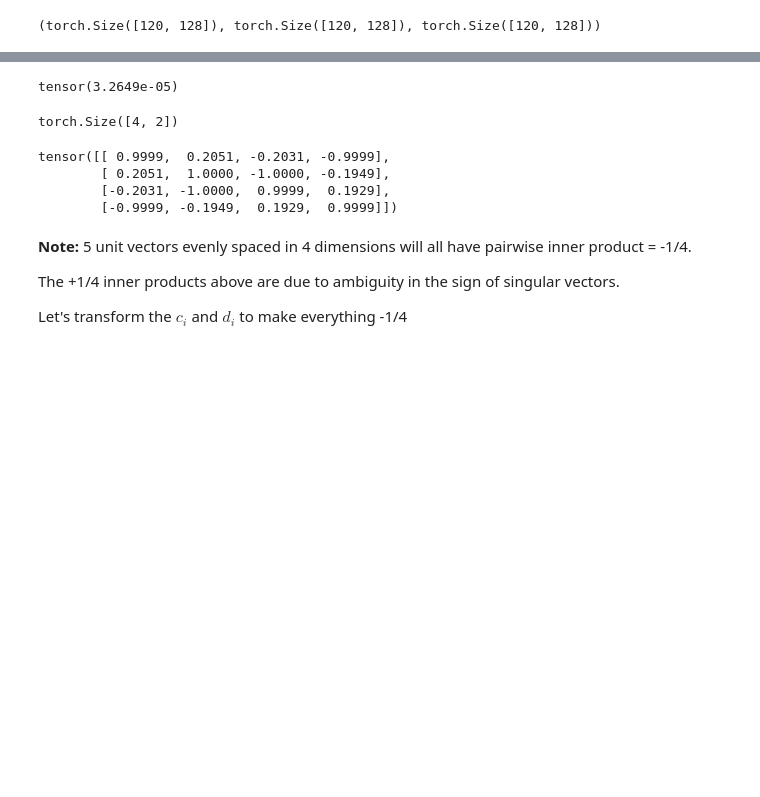
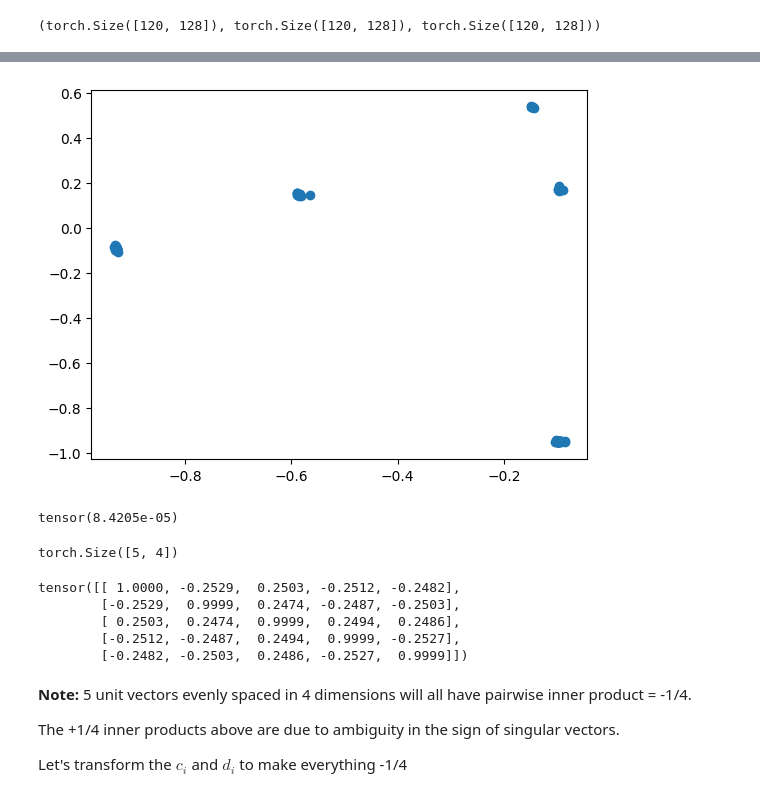
Before and after one commit to LouisYRYJ/Finite-groups, a Jupyter notebook: notebooks/S5_ablate.ipynb, the cells around one changed output, grey strips where cells are left out. Cells and saved outputs as stored; diff of their text form; code cells hidden in the pictures; blank space fills up the shorter version.

```diff
--- a/notebooks/irreps_Dic30.ipynb
+++ b/notebooks/S5_ablate.ipynb
@@ -167,7 +117,7 @@ plt.show()
 irrep_idx_d = {
     name: [
         i for i in range(lneurons.shape[-1])
-        if lexpl[name][i].item() > 0.95 and lneurons[:,i].norm() > 1e-4
+        if lexpl[name][i].item() > 0.9999 and lneurons[:,i].norm() > 1e-4
     ]
     for name in irreps
 }
@@ -194,6 +134,6 @@ for k, v in irrep_idx_d.items():
 # %%
-irrep_name = '2d-13'
-irrep_d = 2
+irrep_name = '4d-1'
+irrep_d = 4
 irrep = irreps[irrep_name]
 irrep_idxs = irrep_idx_d[irrep_name]
 irrep_lneurons = lneurons[:, irrep_idxs]
@@ -234,13 +179,15 @@ $$C_i\approx A_iB_i\approx \langle b_i, c_i\rangle a_i d_i^\top$$
 # %%
-a, b, c, d, A_expl, B_expl = [], [], [], [], [], []
+a, b, c, d, A_hat, B_hat = [], [], [], [], [], []
 for i in range(len(irrep_idxs)):
-    lu, ls, lv = t.svd(A[i])
-    ru, rs, rv = t.svd(B[i])
+    lu, ls, lv = t.linalg.svd(A[i])
+    ru, rs, rv = t.linalg.svd(B[i])
     a.append(lu[:,0])
     b.append(lv[0])
     c.append(ru[:,0])
     d.append(rv[0])
-    A_expl.append(ls[0].pow(2) / ls.pow(2).sum())
-    B_expl.append(rs[0].pow(2) / rs.pow(2).sum())
+    ls[1:] = 0.
+    rs[1:] = 0.
+    A_hat.append(lu @ t.diag(ls) @ lv)
+    B_hat.append(ru @ t.diag(rs) @ rv)
 a, b, c, d = t.stack(a, dim=0), t.stack(b, dim=0), t.stack(c, dim=0), t.stack(d, dim=0)
-min(A_expl), min(B_expl)
+A_hat, B_hat = t.stack(A_hat, dim=0), t.stack(B_hat, dim=0)
@@ -265,21 +205,27 @@ tensor(0.0022)
+# %%
+plt.scatter(c[:,0].tolist(), c[:,1].tolist())
+plt.show()
+# %% [output]
+[figure, new version]
 # %%
 from sklearn.cluster import KMeans
-kmeans = KMeans(n_clusters=4).fit(d.numpy())
+kmeans = KMeans(n_clusters=5).fit(c.numpy())
 # kmeans.score is negative average squared l2 dist to cluster centroid
-print(-kmeans.score(d.numpy()) / d.norm()**2)
-d_mean = t.tensor(kmeans.cluster_centers_)
-d_mean.shape
+print(-kmeans.score(c.numpy()) / c.norm()**2)
+c_mean = t.tensor(kmeans.cluster_centers_)
+c_mean.shape
 # %% [output]
-tensor(3.2649e-05)
+tensor(8.4205e-05)
-torch.Size([4, 2])
+torch.Size([5, 4])
 # %%
-corr = d_mean @ d_mean.T
+corr = c_mean @ c_mean.T
 corr
 # %% [output]
-tensor([[ 0.9999,  0.2051, -0.2031, -0.9999],
-        [ 0.2051,  1.0000, -1.0000, -0.1949],
-        [-0.2031, -1.0000,  0.9999,  0.1929],
-        [-0.9999, -0.1949,  0.1929,  0.9999]])
+tensor([[ 1.0000, -0.2529,  0.2503, -0.2512, -0.2482],
+        [-0.2529,  0.9999,  0.2474, -0.2487, -0.2503],
+        [ 0.2503,  0.2474,  0.9999,  0.2494,  0.2486],
+        [-0.2512, -0.2487,  0.2494,  0.9999, -0.2527],
+        [-0.2482, -0.2503,  0.2486, -0.2527,  0.9999]])
 # %% [markdown]
 **Note:** 5 unit vectors evenly spaced in 4 dimensions will all have pairwise inner product = -1/4.
 
```
Also changed, not shown: parts of 25 cells of this notebook, 3 other files.
